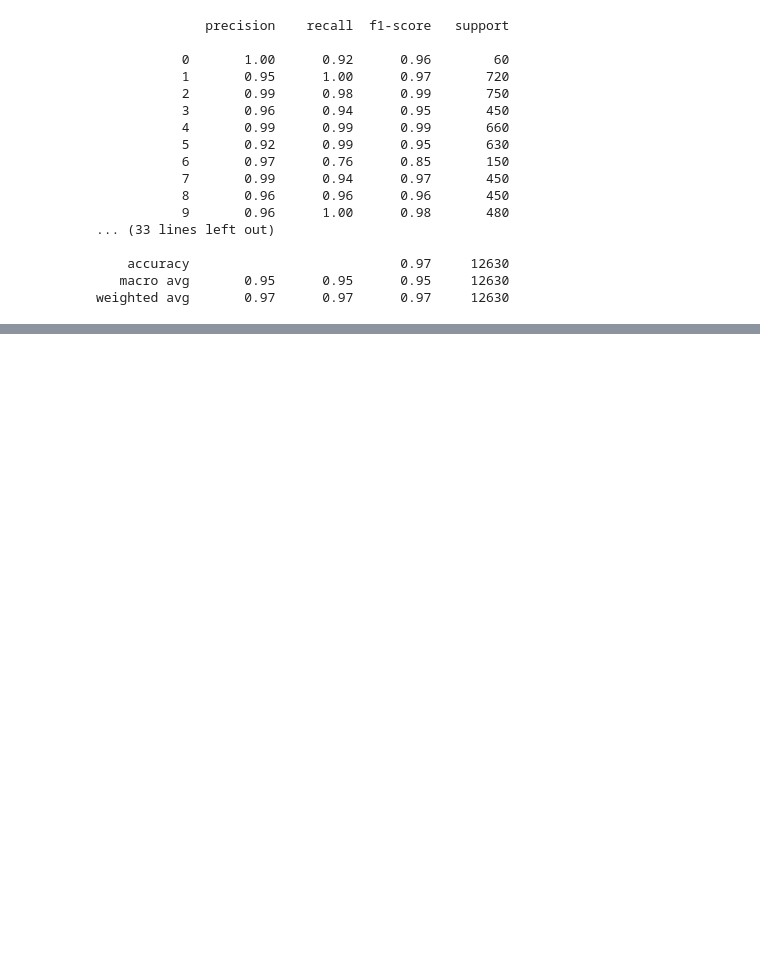
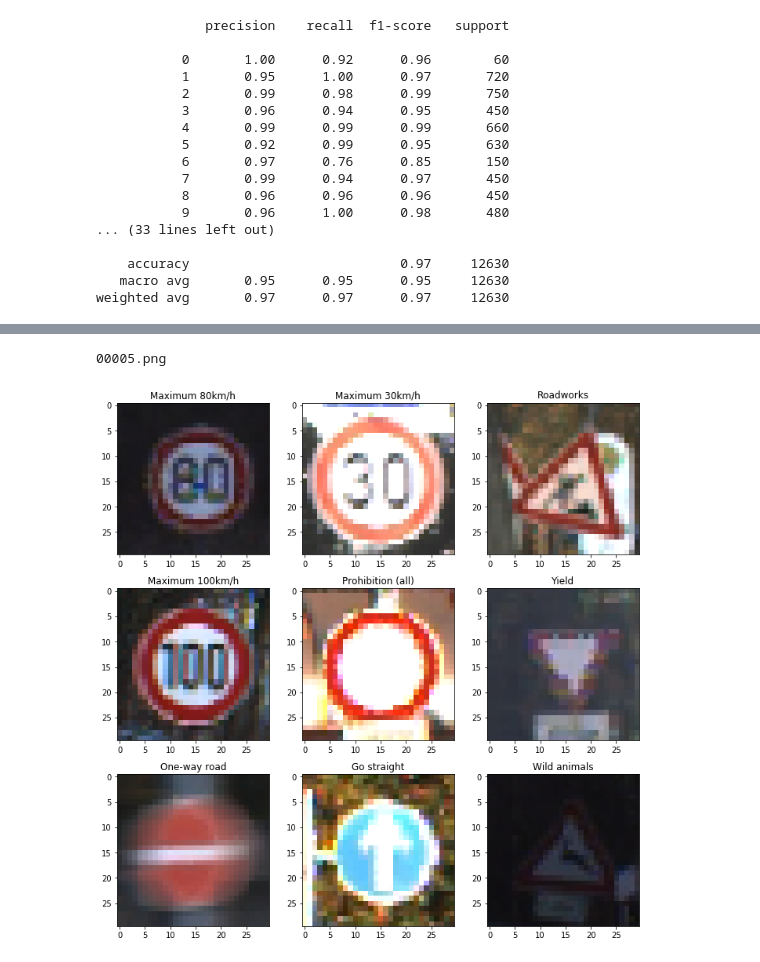
Before and after one commit to quangnhat185/Machine_learning_projects, a Jupyter notebook: Traffic_signs_classification/Traffic_sign_recognition.ipynb, the cells around one changed output, grey strips where cells are left out. Saved outputs shown, nothing was run; the diff lists cells and outputs as text; code cells hidden in the pictures; blank space fills up the shorter version.

```diff
--- a/Traffic_signs_classification/Traffic_sign_recognition.ipynb
+++ b/Traffic_signs_classification/Traffic_sign_recognition.ipynb
@@ -211,0 +279,24 @@ Use tf.cast instead.
+# %%
+import os
+test_random = os.listdir("Test/")
+len(test_random)
+print(test_random[5])
+# %% [output]
+00005.png
+# %%
+fig=plt.figure(figsize=(10, 10))
+columns = 3
+rows = 3
+fig_list= []
+
+for i in range(1, columns*rows +1):
+    rand = np.random.randint(len(test_random))
+    fig_list.append(fig.add_subplot(rows, columns, i))
+    fig_list[-1].set_title(show_result("Test/" + test_random[rand])[0])
+    img = load_img("Test/{}".format(test_random[rand]),target_size=(30,30))
+    plt.imshow(img)
+
+plt.tight_layout(True)
+plt.show()
+# %% [output]
+[figure, added]
```
Also changed, not shown: parts of 16 cells of this notebook, 1 other file.
